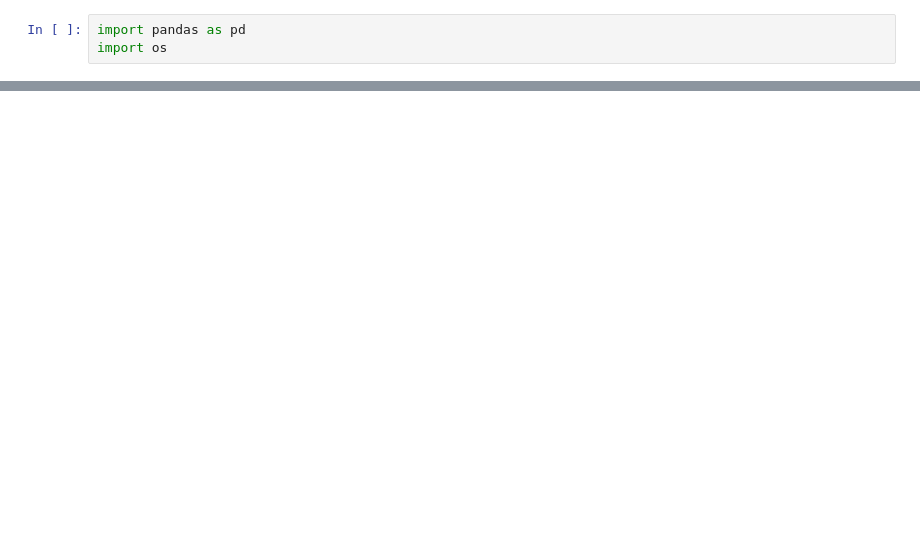
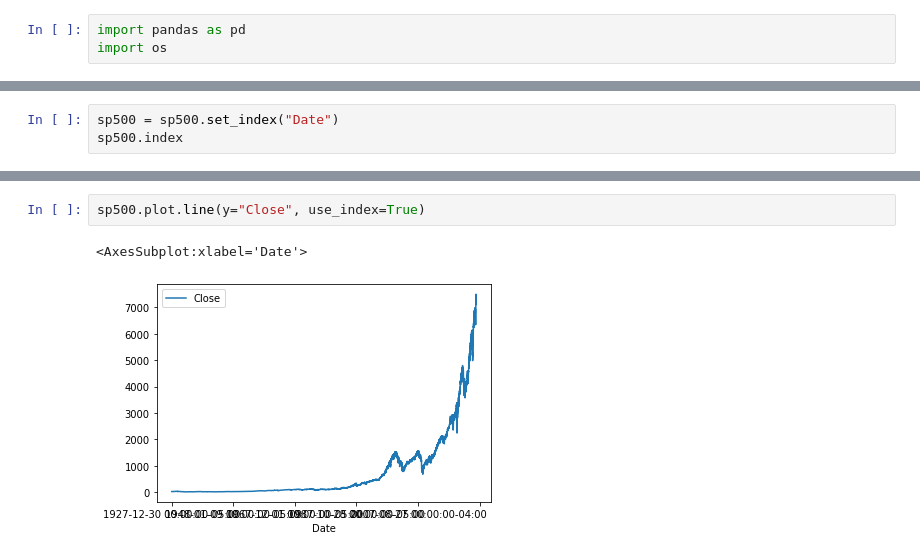
Before and after one commit to oscarvargas4/MachineLearningSP500DataRequest, a Jupyter notebook: Model.ipynb, the cells around one changed output, grey strips where cells are left out. Cells and saved outputs as stored; diff of their text form; blank space fills up the shorter version.

```diff
--- a/Model.ipynb
+++ b/Model.ipynb
@@ -16,0 +17,3 @@ sp500.head()
+# %%
+sp500 = sp500.set_index("Date")
+sp500.index
@@ -16,0 +33,5 @@ sp500.head()
+# %%
+sp500.plot.line(y="Close", use_index=True)
+# %% [output]
+<AxesSubplot:xlabel='Date'>
+[figure, added]
```
Also changed, not shown: parts of 12 cells of this notebook, 2 other files.
